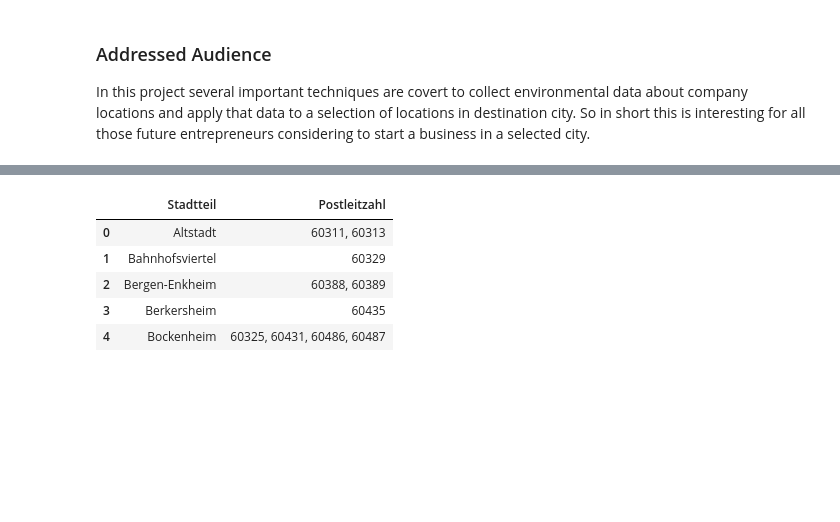
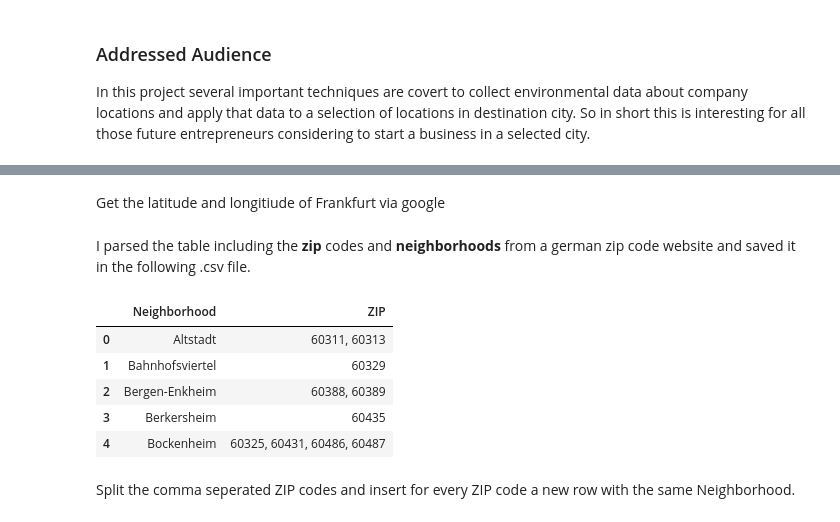
Before and after one commit to marodatavision/Coursera_Capstone, a Jupyter notebook: The_Battle_of_Neighborhoods_Week_1.ipynb, the cells around one changed output, grey strips where cells are left out. Cells and saved outputs as stored; diff of their text form; code cells hidden in the pictures; blank space fills up the shorter version.

```diff
--- a/The_Battle_of_Neighborhoods_Week_1.ipynb
+++ b/The_Battle_of_Neighborhoods_Week_1.ipynb
@@ -28,18 +46,25 @@ import numpy as np
 import folium
 # !pip install pgeocode
 import pgeocode
+# %% [markdown]
+Get the latitude and longitiude of Frankfurt via google
 # %%
 latitude = 50.110924
 longitude = 8.682127
+# %% [markdown]
+I parsed the table including the __zip__ codes and __neighborhoods__ from a german zip code website and saved it in the following .csv file.
 # %%
 frankfurt_data = pd.read_csv('frankfurt_parts.csv')
-# %%
-frankfurt_data.head()
-# %% [output]
-|  | Stadtteil | Postleitzahl |
-| 0 | Altstadt | 60311, 60313 |
-| 1 | Bahnhofsviertel | 60329 |
-| 2 | Bergen-Enkheim | 60388, 60389 |
-| 3 | Berkersheim | 60435 |
-| 4 | Bockenheim | 60325, 60431, 60486, 60487 |
+# %%
+frankfurt_data.rename({"Stadtteil": "Neighborhood", "Postleitzahl": "ZIP"}, axis=1, inplace=True)
+frankfurt_data.head()
+# %% [output]
+|  | Neighborhood | ZIP |
+| 0 | Altstadt | 60311, 60313 |
+| 1 | Bahnhofsviertel | 60329 |
+| 2 | Bergen-Enkheim | 60388, 60389 |
+| 3 | Berkersheim | 60435 |
+| 4 | Bockenheim | 60325, 60431, 60486, 60487 |
+# %% [markdown]
+Split the comma seperated ZIP codes and insert for every ZIP code a new row with the same Neighborhood.
 # %%
```
Also changed, not shown: parts of 26 cells of this notebook.
